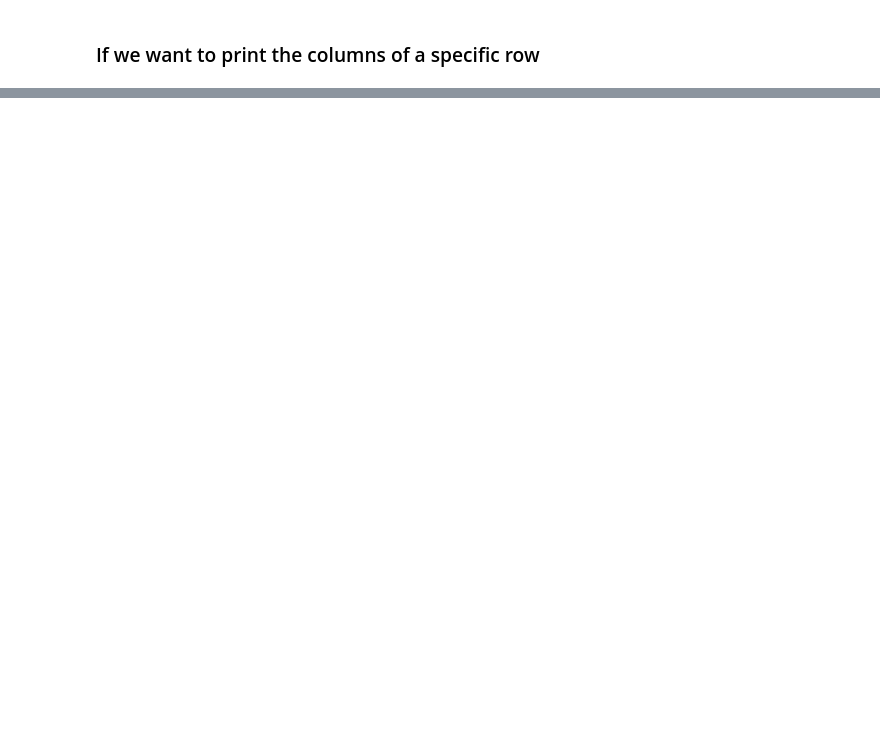
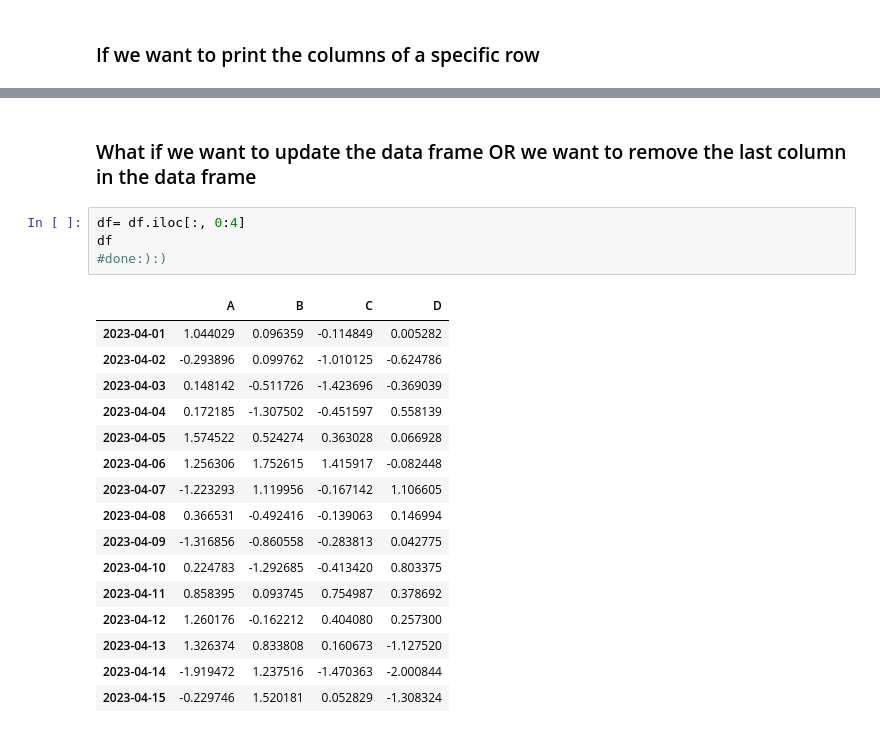
Before and after one commit to abuBakarBhatti/PandasLibrary, a Jupyter notebook: Pandas.ipynb, the cells around one changed output, grey strips where cells are left out. Drawn from its saved outputs; the diff is of its cells as text; blank space fills up the shorter version.

```diff
--- a/Pandas.ipynb
+++ b/Pandas.ipynb
@@ -137,0 +322,23 @@ Name: 2023-04-05 00:00:00, dtype: float64
+# %% [markdown]
+### What if we want to update the data frame OR we want to remove the last column in the data frame
+# %%
+df= df.iloc[:, 0:4]
+df
+#done:):)
+# %% [output]
+|  | A | B | C | D |
+| 2023-04-01 | 1.044029 | 0.096359 | -0.114849 | 0.005282 |
+| 2023-04-02 | -0.293896 | 0.099762 | -1.010125 | -0.624786 |
+| 2023-04-03 | 0.148142 | -0.511726 | -1.423696 | -0.369039 |
+| 2023-04-04 | 0.172185 | -1.307502 | -0.451597 | 0.558139 |
+| 2023-04-05 | 1.574522 | 0.524274 | 0.363028 | 0.066928 |
+| 2023-04-06 | 1.256306 | 1.752615 | 1.415917 | -0.082448 |
+| 2023-04-07 | -1.223293 | 1.119956 | -0.167142 | 1.106605 |
+| 2023-04-08 | 0.366531 | -0.492416 | -0.139063 | 0.146994 |
+| 2023-04-09 | -1.316856 | -0.860558 | -0.283813 | 0.042775 |
+| 2023-04-10 | 0.224783 | -1.292685 | -0.413420 | 0.803375 |
+| 2023-04-11 | 0.858395 | 0.093745 | 0.754987 | 0.378692 |
+| 2023-04-12 | 1.260176 | -0.162212 | 0.404080 | 0.257300 |
+| 2023-04-13 | 1.326374 | 0.833808 | 0.160673 | -1.127520 |
+| 2023-04-14 | -1.919472 | 1.237516 | -1.470363 | -2.000844 |
+| 2023-04-15 | -0.229746 | 1.520181 | 0.052829 | -1.308324 |
```
Also changed, not shown: parts of 28 cells of this notebook.
